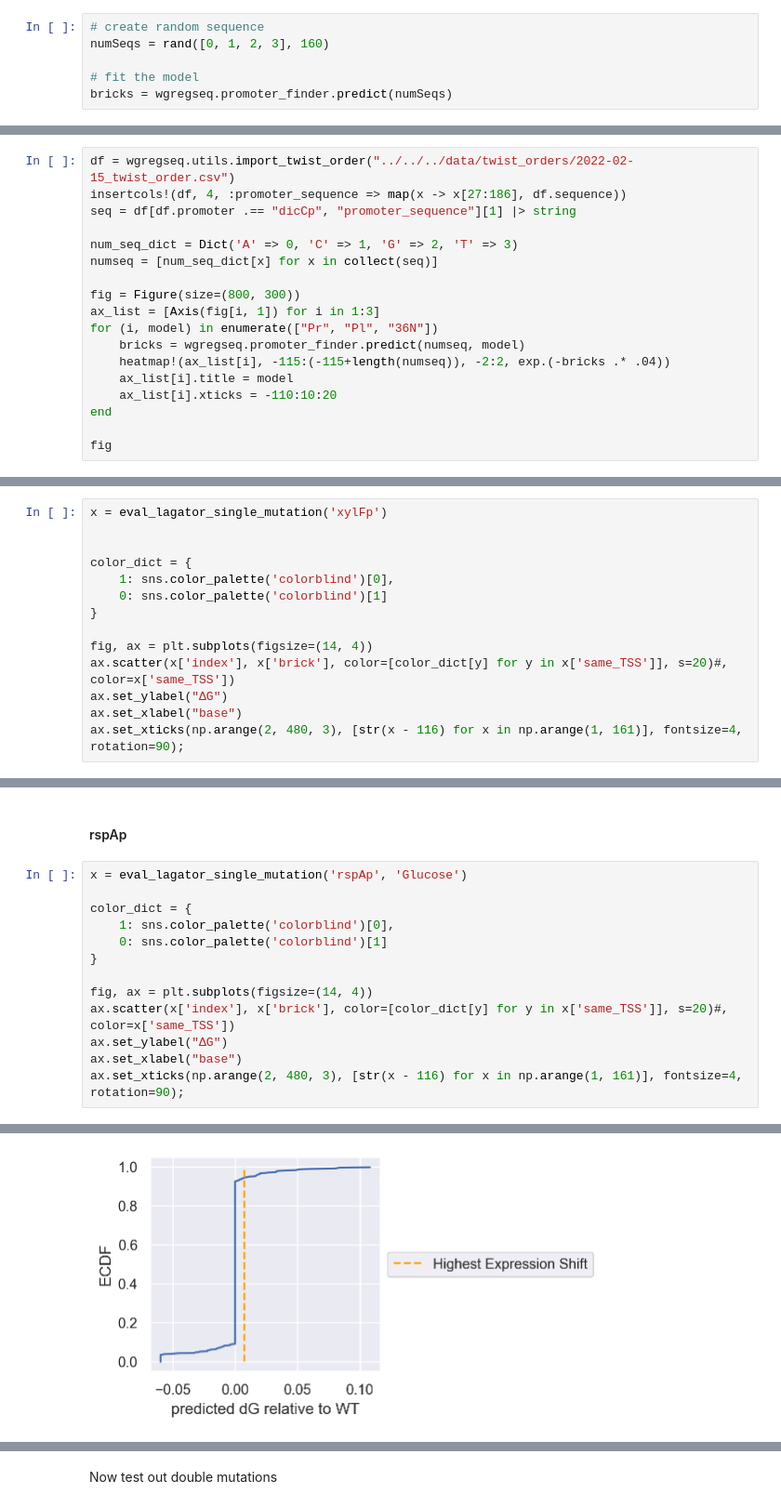
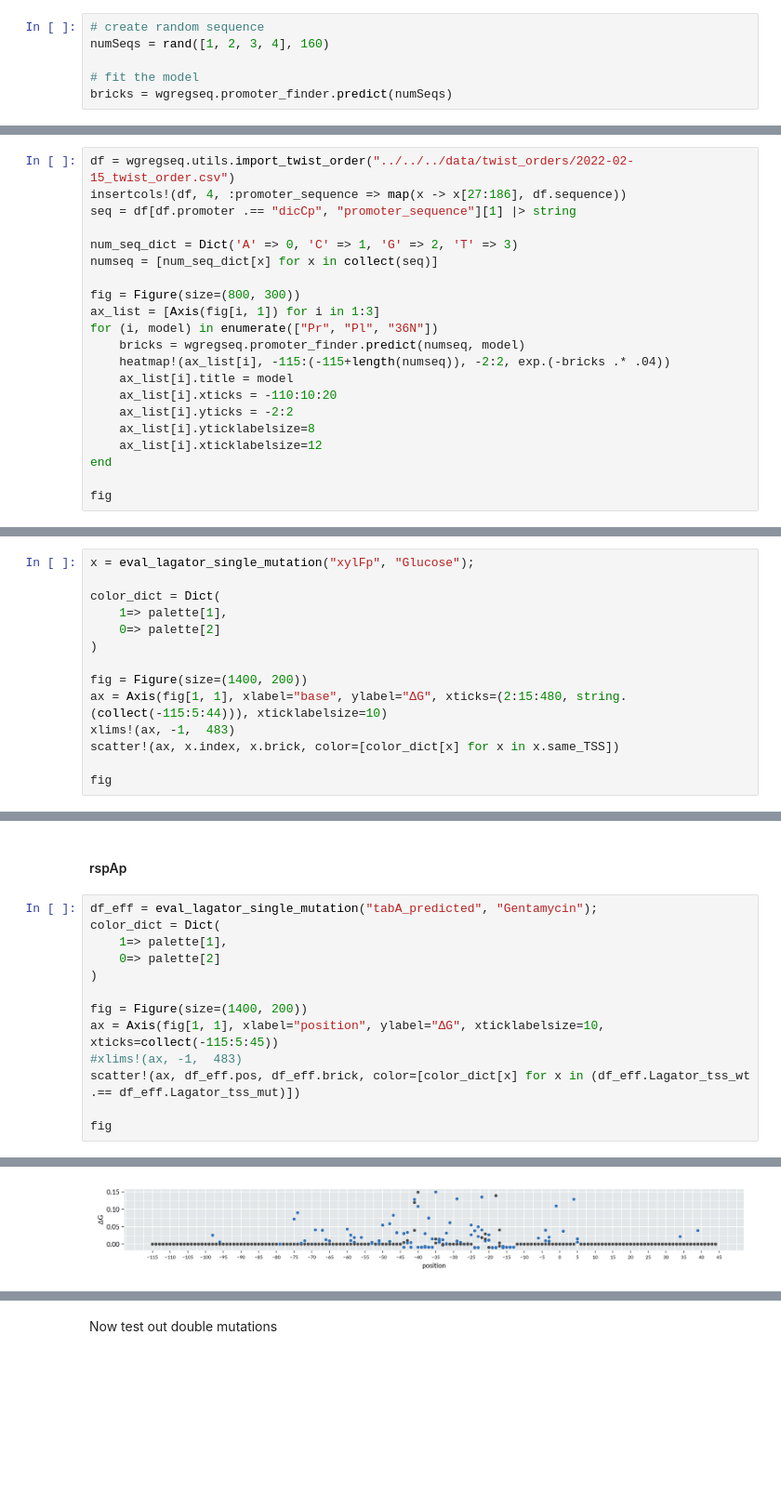
Before and after one commit to RPGroup-PBoC/Reg-Seq-2, a Jupyter notebook: code/analysis/emerging_promoters/lagator_tkacik_model.ipynb, the cells around one changed output, grey strips where cells are left out. Shown: that part at 93% size. Drawn from its saved outputs; the diff is of its cells as text; blank space fills up the shorter version.

```diff
--- a/code/analysis/emerging_promoters/lagator_tkacik_model.ipynb
+++ b/code/analysis/emerging_promoters/lagator_tkacik_model.ipynb
@@ -24,7 +18,7 @@ df_exshifts = CSV.read("../../figures/interactive_footprints/exshifts.csv", Data
 Import the model. Choosing the extended model that was fit on all their datasets.
 # %%
 # create random sequence
-numSeqs = rand([0, 1, 2, 3], 160)
+numSeqs = rand([1, 2, 3, 4], 160)
 
 # fit the model
 bricks = wgregseq.promoter_finder.predict(numSeqs)
@@ -103,6 +77,9 @@ for (i, model) in enumerate(["Pr", "Pl", "36N"])
     heatmap!(ax_list[i], -115:(-115+length(numseq)), -2:2, exp.(-bricks .* .04))
     ax_list[i].title = model
     ax_list[i].xticks = -110:10:20
+    ax_list[i].yticks = -2:2
+    ax_list[i].yticklabelsize=8
+    ax_list[i].xticklabelsize=12
 end
 
 fig
@@ -732,18 +731,18 @@ Name: 191, dtype: object
 # %% [markdown]
 ### xylFp
 # %%
-x = eval_lagator_single_mutation('xylFp')
+x = eval_lagator_single_mutation("xylFp", "Glucose");
 
+color_dict = Dict(
+    1=> palette[1],
+    0=> palette[2]
+)
 
-color_dict = {
-    1: sns.color_palette('colorblind')[0],
-    0: sns.color_palette('colorblind')[1]
-}
+fig = Figure(size=(1400, 200))
+ax = Axis(fig[1, 1], xlabel="base", ylabel="ΔG", xticks=(2:15:480, string.(collect(-115:5:44))), xticklabelsize=10)
+xlims!(ax, -1,  483)
+scatter!(ax, x.index, x.brick, color=[color_dict[x] for x in x.same_TSS])
 
-fig, ax = plt.subplots(figsize=(14, 4))
-ax.scatter(x['index'], x['brick'], color=[color_dict[y] for y in x['same_TSS']], s=20)#, color=x['same_TSS'])
-ax.set_ylabel("ΔG")
-ax.set_xlabel("base")
-ax.set_xticks(np.arange(2, 480, 3), [str(x - 116) for x in np.arange(1, 161)], fontsize=4, rotation=90);
+fig
 # %% [output]
 Top 10 single mutations:
@@ -775,17 +777,17 @@ Name: 363, dtype: object
 # %% [markdown]
 #### rspAp
 # %%
-x = eval_lagator_single_mutation('rspAp', 'Glucose')
+df_eff = eval_lagator_single_mutation("tabA_predicted", "Gentamycin");
+color_dict = Dict(
+    1=> palette[1],
+    0=> palette[2]
+)
 
-color_dict = {
-    1: sns.color_palette('colorblind')[0],
-    0: sns.color_palette('colorblind')[1]
-}
+fig = Figure(size=(1400, 200))
+ax = Axis(fig[1, 1], xlabel="position", ylabel="ΔG", xticklabelsize=10, xticks=collect(-115:5:45))
+#xlims!(ax, -1,  483)
+scatter!(ax, df_eff.pos, df_eff.brick, color=[color_dict[x] for x in (df_eff.Lagator_tss_wt .== df_eff.Lagator_tss_mut)])
 
-fig, ax = plt.subplots(figsize=(14, 4))
-ax.scatter(x['index'], x['brick'], color=[color_dict[y] for y in x['same_TSS']], s=20)#, color=x['same_TSS'])
-ax.set_ylabel("ΔG")
-ax.set_xlabel("base")
-ax.set_xticks(np.arange(2, 480, 3), [str(x - 116) for x in np.arange(1, 161)], fontsize=4, rotation=90);
+fig
 # %% [output]
 Top 10 single mutations:
@@ -815 +797 @@ Name: 335, dtype: object
-[figure, old version]
+[figure, new version]
```
Also changed, not shown: parts of 31 cells of this notebook, 6 other files.
